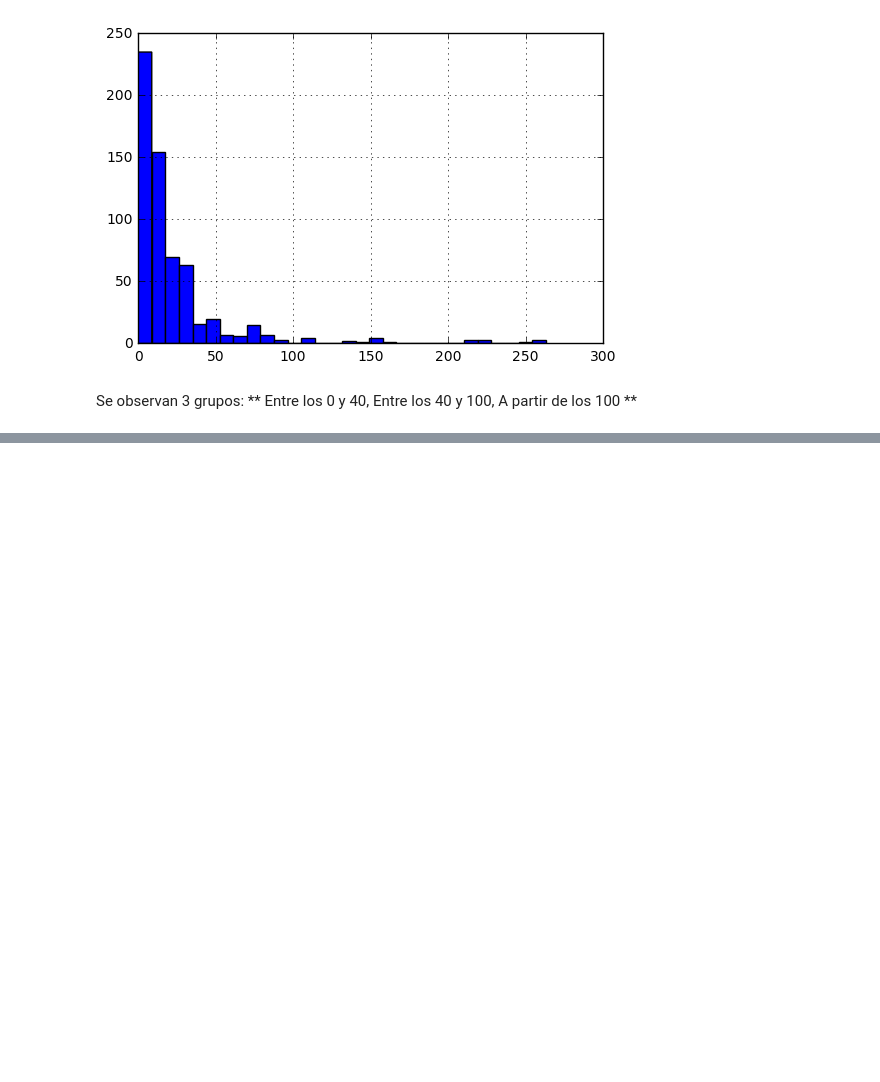
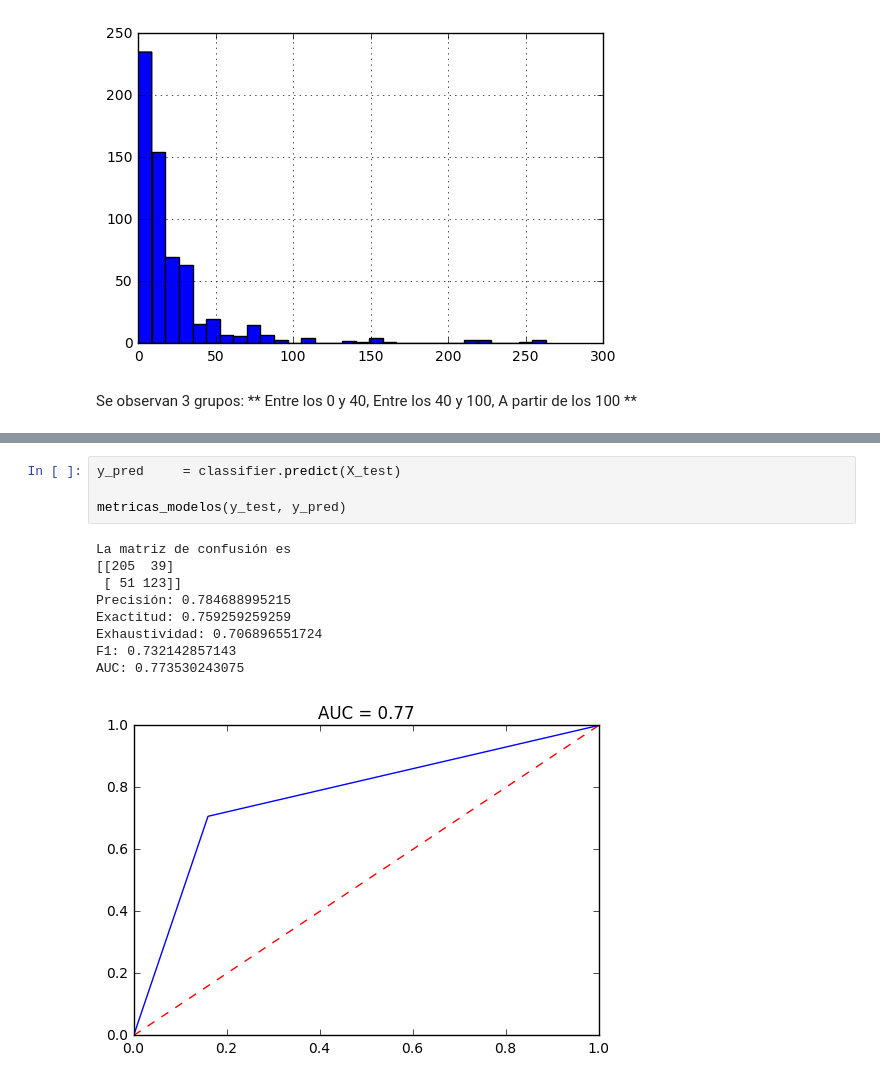
Before and after one commit to giovamata/campusciff-2016, a Jupyter notebook: Finales/Machine Learning/Ejercicios de la primera y segunda sesión/ML Ejercicio 1.ipynb, the cells around one changed output, grey strips where cells are left out. Drawn from its saved outputs; the diff is of its cells as text; blank space fills up the shorter version.

```diff
--- a/Finales/Machine Learning/Ejercicios de la primera y segunda sesión/ML Ejercicio 1.ipynb
+++ b/Finales/Machine Learning/Ejercicios de la primera y segunda sesión/ML Ejercicio 1.ipynb
@@ -514,0 +749,14 @@ survived
+# %%
+y_pred     = classifier.predict(X_test)
+
+metricas_modelos(y_test, y_pred)
+# %% [output]
+La matriz de confusión es
+[[205  39]
+ [ 51 123]]
+Precisión: 0.784688995215
+Exactitud: 0.759259259259
+Exhaustividad: 0.706896551724
+F1: 0.732142857143
+AUC: 0.773530243075
+[figure, added]
```
Also changed, not shown: parts of 42 cells of this notebook.
